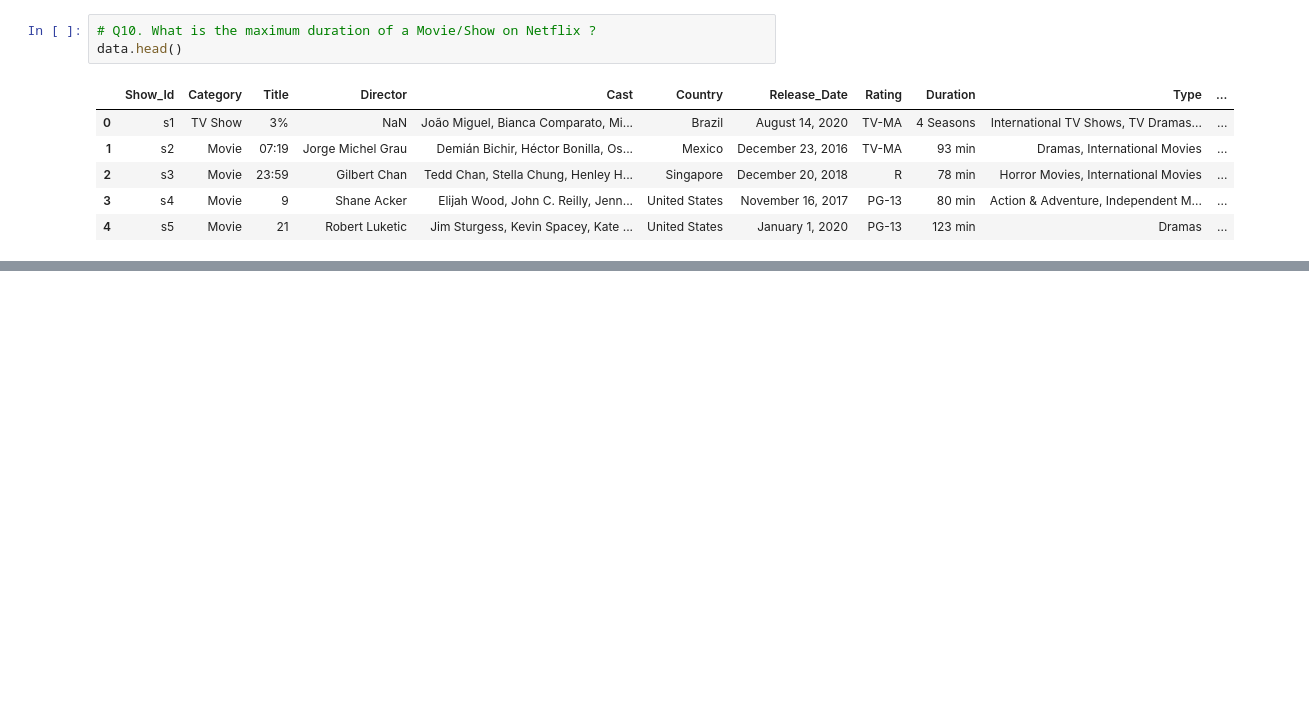
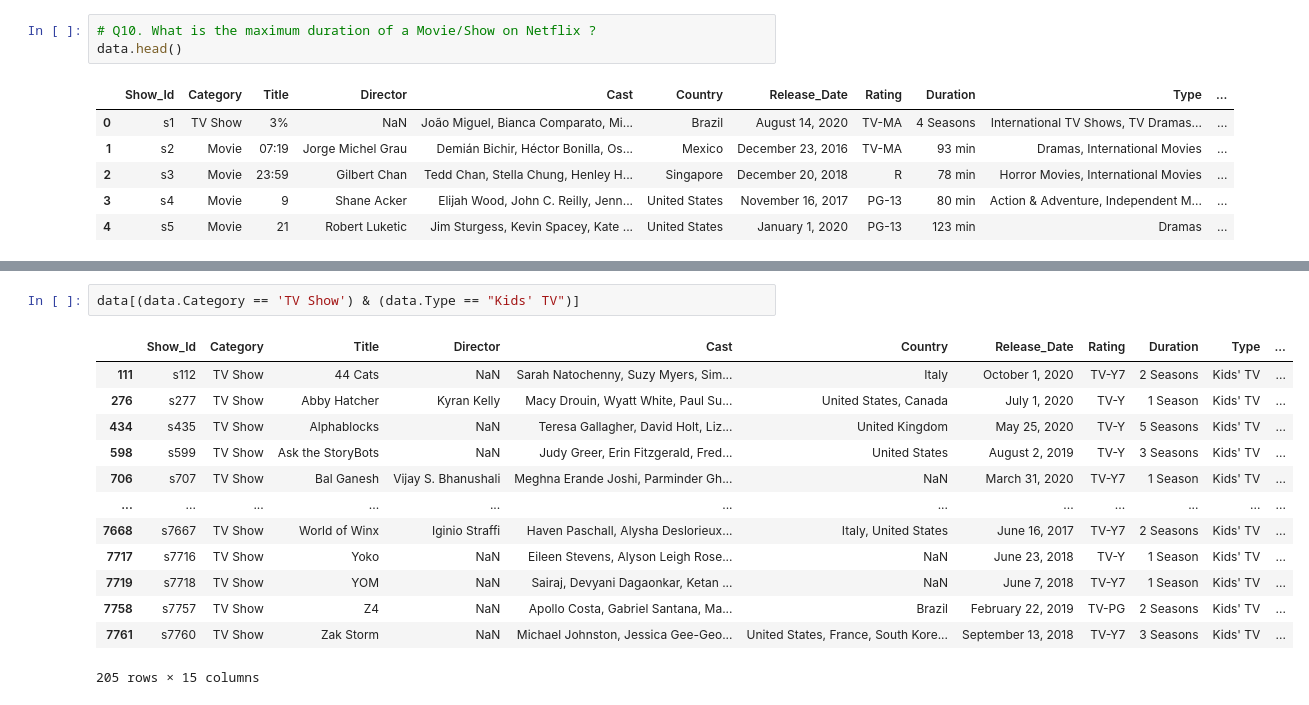
Before and after one commit to Sri-dinesh/data-analysis-projects, a Jupyter notebook: NetFlix/NetFlix-DataAnalysis.ipynb, the cells around one changed output, grey strips where cells are left out. Cells and saved outputs as stored; diff of their text form; blank space fills up the shorter version.

```diff
--- a/NetFlix/NetFlix-DataAnalysis.ipynb
+++ b/NetFlix/NetFlix-DataAnalysis.ipynb
@@ -560,0 +692,16 @@ data.head()
+# %%
+data[(data.Category == 'TV Show') & (data.Type == "Kids' TV")]
+# %% [output]
+|  | Show_Id | Category | Title | Director | Cast | Country | Release_Date | Rating | Duration | Type | ... |
+| 111 | s112 | TV Show | 44 Cats | NaN | Sarah Natochenny, Suzy Myers, Sim... | Italy | October 1, 2020 | TV-Y7 | 2 Seasons | Kids' TV | ... |
+| 276 | s277 | TV Show | Abby Hatcher | Kyran Kelly | Macy Drouin, Wyatt White, Paul Su... | United States, Canada | July 1, 2020 | TV-Y | 1 Season | Kids' TV | ... |
+| 434 | s435 | TV Show | Alphablocks | NaN | Teresa Gallagher, David Holt, Liz... | United Kingdom | May 25, 2020 | TV-Y | 5 Seasons | Kids' TV | ... |
+| 598 | s599 | TV Show | Ask the StoryBots | NaN | Judy Greer, Erin Fitzgerald, Fred... | United States | August 2, 2019 | TV-Y | 3 Seasons | Kids' TV | ... |
+| 706 | s707 | TV Show | Bal Ganesh | Vijay S. Bhanushali | Meghna Erande Joshi, Parminder Gh... | NaN | March 31, 2020 | TV-Y7 | 1 Season | Kids' TV | ... |
+| ... | ... | ... | ... | ... | ... | ... | ... | ... | ... | ... | ... |
+| 7668 | s7667 | TV Show | World of Winx | Iginio Straffi | Haven Paschall, Alysha Deslorieux... | Italy, United States | June 16, 2017 | TV-Y7 | 2 Seasons | Kids' TV | ... |
+| 7717 | s7716 | TV Show | Yoko | NaN | Eileen Stevens, Alyson Leigh Rose... | NaN | June 23, 2018 | TV-Y | 1 Season | Kids' TV | ... |
+| 7719 | s7718 | TV Show | YOM | NaN | Sairaj, Devyani Dagaonkar, Ketan ... | NaN | June 7, 2018 | TV-Y7 | 1 Season | Kids' TV | ... |
+| 7758 | s7757 | TV Show | Z4 | NaN | Apollo Costa, Gabriel Santana, Ma... | Brazil | February 22, 2019 | TV-PG | 2 Seasons | Kids' TV | ... |
+| 7761 | s7760 | TV Show | Zak Storm | NaN | Michael Johnston, Jessica Gee-Geo... | United States, France, South Kore... | September 13, 2018 | TV-Y7 | 3 Seasons | Kids' TV | ... |
+205 rows × 15 columns
```
Also changed, not shown: parts of 17 cells of this notebook.
